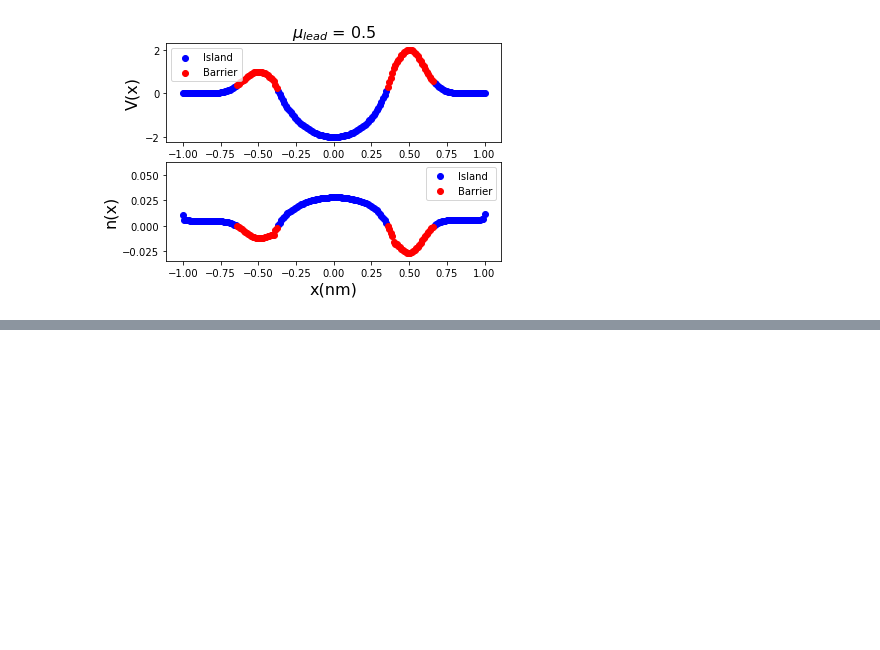
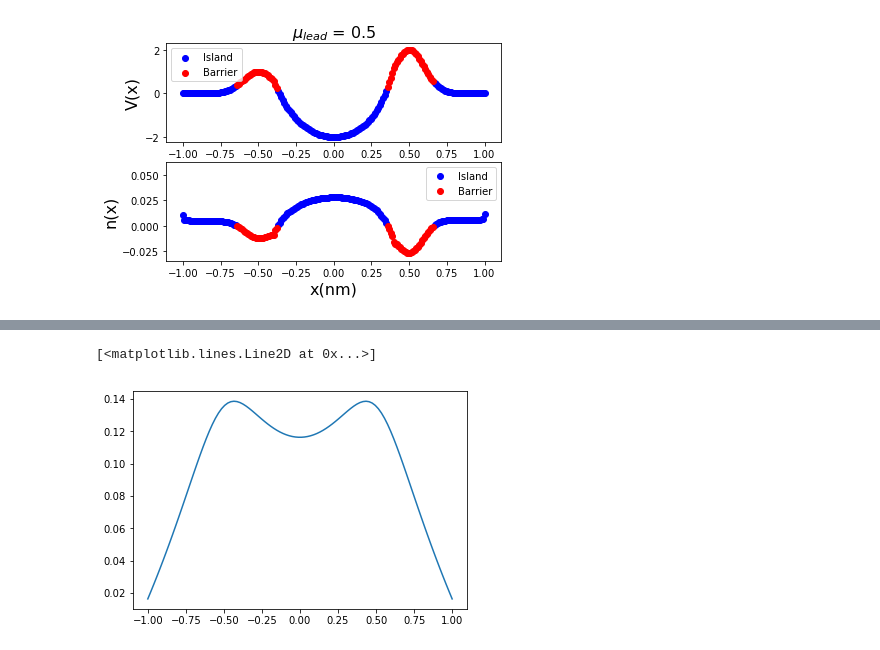
Before and after one commit to Quantumgame/quantum-ml, a Jupyter notebook: ndot/lib/playground.ipynb, the cells around one changed output, grey strips where cells are left out. Drawn from its saved outputs; the diff is of its cells as text; code cells hidden in the pictures; blank space fills up the shorter version.

```diff
--- a/ndot/lib/playground.ipynb
+++ b/ndot/lib/playground.ipynb
@@ -147,0 +163,19 @@ dot_info
+# %%
+import numpy as np
+import matplotlib.pyplot as plt
+%matplotlib inline
+
+import potential_profile
+reload(potential_profile)
+
+x = np.linspace(-1,1,100)
+d = (0e-3,0,0.25,1)
+b1 = (-100e-3,-0.5,0.25,1)
+b2 = (-100e-3,0.5,0.25,1)
+
+y = potential_profile.single_dot_V_x_wire(x,d,b1,b2)
+
+plt.plot(x,y)
+# %% [output]
+[<matplotlib.lines.Line2D at 0x...>]
+[figure, added]
```
Also changed, not shown: parts of 3 cells of this notebook, 5 other files.
